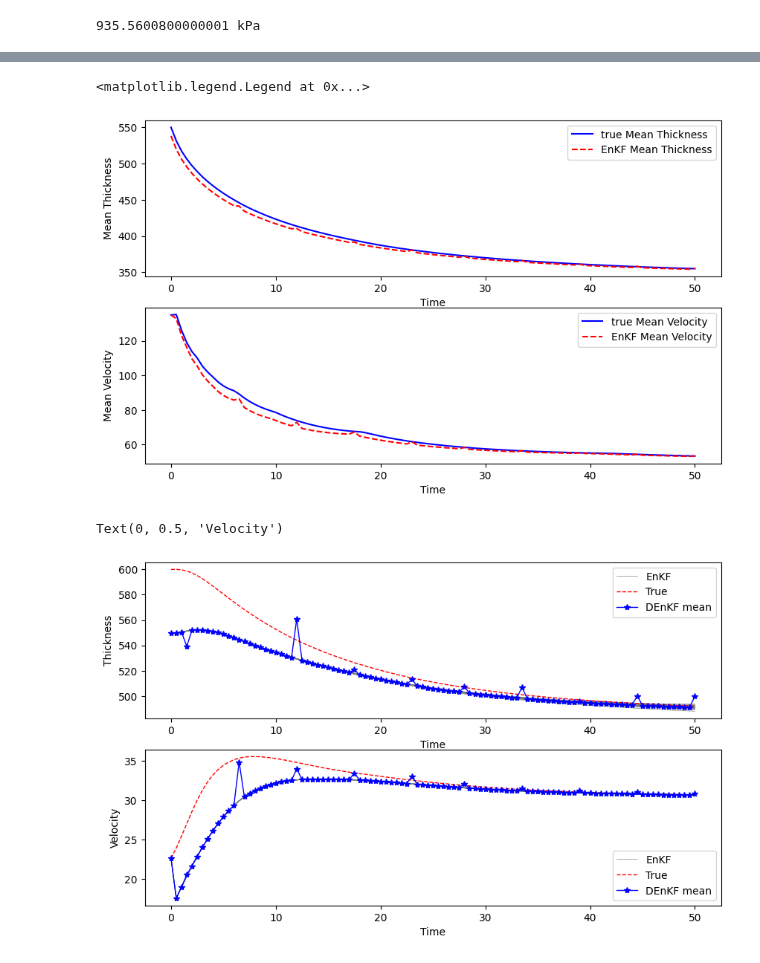
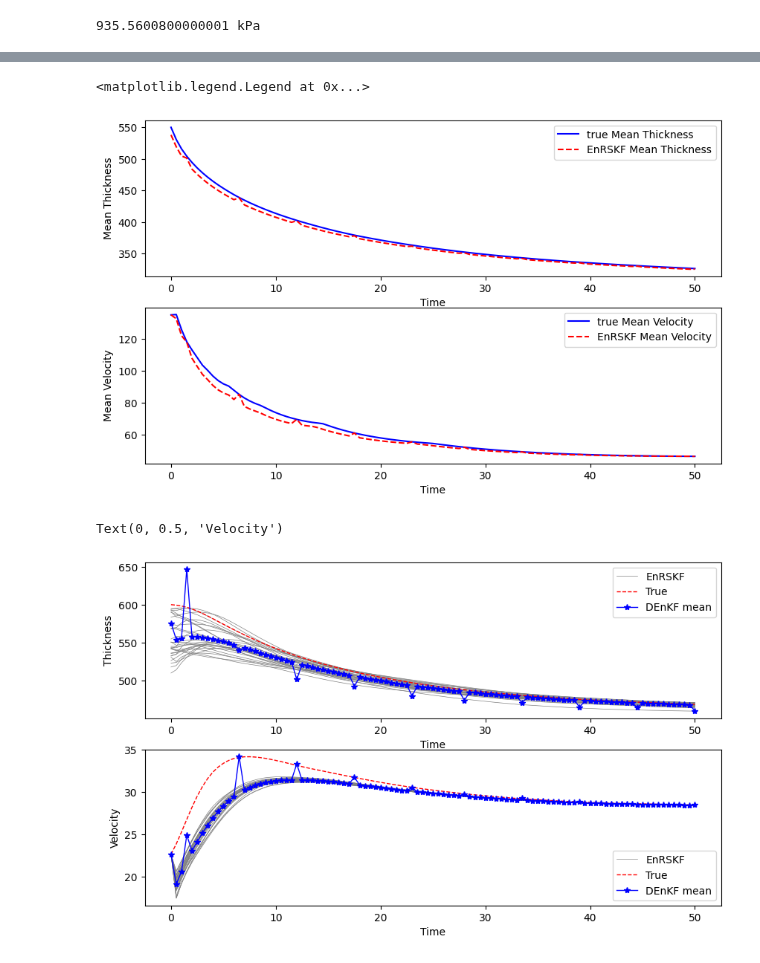
Before and after one commit to KYANJO/Data_assimilation_project, a Jupyter notebook: bin/synthetic_ice_stream_da.ipynb, the cells around one changed output, grey strips where cells are left out. Drawn from its saved outputs; the diff is of its cells as text; code cells hidden in the pictures.

```diff
--- a/bin/synthetic_ice_stream_da.ipynb
+++ b/bin/synthetic_ice_stream_da.ipynb
@@ -111,8 +112,11 @@ expr = -1e3*C*phi*sqrt(inner(u0, u0))**(1/m-1)*u0
 tau_b = firedrake.interpolate(expr, V)
 
 a_in = firedrake.Constant(1.7)
+a_in_p = firedrake.Constant(1.7+1.7*0.1)
 da = firedrake.Constant(-2.7)
-a  = firedrake.interpolate(a_in + da * x / Lx, Q)
+da_p = firedrake.Constant(-2.7 + -2.7*0.05)
+a  = firedrake.interpolate(a_in + da * x / Lx, Q)  # accumulation
+a_p = firedrake.interpolate(a_in_p + da_p * x / Lx, Q)  # accumulation nurged
 
 h = h0.copy(deepcopy=True)
 u = u0.copy(deepcopy=True)
@@ -153,7 +157,7 @@ params = {"nt": num_timesteps,
            "nd":nd, "sig_model":sig_model,
            "sig_obs":sig_obs, "sig_Q":sig_Q, "Nens":N,
            "m_obs":m_obs, "inflation_factor":inflation_factor,
-           "nt_m": m_obs,'dt_m':freq_obs, 'ind_m':ind_m, 't_m':t_m}
+           "nt_m": m_obs,"dt_m":freq_obs}
 # %%
 # --- true state ---
 sys.path.insert(0,'../src/models')
@@ -188,16 +192,31 @@ from icepack_model.run_icepack_da import initialize_ensemble
 kwargs["h_nurge_ic"] = 100
 kwargs["u_nurge_ic"] = 0
 kwargs["nurged_entries"] = 100
+kwargs["a"] = a_p # nurged accumulation
 statevec_bg, statevec_ens, statevec_ens_mean, statevec_ens_full = initialize_ensemble(statevec_bg, statevec_ens, statevec_ens_mean, statevec_ens_full, Cov_model, params,**kwargs)
 # %%
 # --- Run the model with Data Assimilation ---
 sys.path.insert(0,'../src/run_model_da')
 from run_models_da import run_model_with_filter
+import tools
 
 model_name   = "icepack"
 model_solver = solver_weertman
-filter_type  = "EnKF"  # EnKF, DEnKF, EnTKF, EnRSKF
-parallel_flag = "serial" # serial, multiprocessing, dask, ray, mpi; only serial is supported for now
+filter_type  = "EnRSKF"  # EnKF, DEnKF, EnTKF, EnRSKF
+parallel_flag = "serial" # serial, Multiprocessing, Dask, Ray, MPI; only serial is supported for now
+num_procs = 1
 
 da_args = [parallel_flag, params, Q_err, hu_obs, statevec_ens, statevec_bg, statevec_ens_mean, statevec_ens_full]
-statevec_ens_full, statevec_ens_mean, statevec_bg = run_model_with_filter(model_name, model_solver, filter_type, *da_args, **kwargs)
+
+if parallel_flag == "MPI":
+    python_script = "../src/run_model_da/run_models_da.py"
+    tools.run_with_mpi(python_script, num_procs, model_name, model_solver, filter_type, da_args, kwargs)
+
+    # load saved data
+    # filename = f"results/{model_name}.h5"
+    # with h5py.File(filename, "r") as f:
+    #     statevec_ens_full = f["statevec_ens_full"][:]
+    #     statevec_ens_mean = f["statevec_ens_mean"][:]
+    #     statevec_bg = f["statevec_bg"][:]
+else:
+    statevec_ens_full, statevec_ens_mean, statevec_bg = run_model_with_filter(model_name, model_solver, filter_type, *da_args, **kwargs)
@@ -337,7 +358,7 @@ ax[1].set_ylabel('Mean Velocity')
 ax[1].legend()
 # %% [output]
 <matplotlib.legend.Legend at 0x...>
-[figure, old version]
+[figure, new version]
 # %%
 fig, ax = plt.subplots(2,1, figsize=(10, 6))
 
@@ -358,32 +379,32 @@ ax[0].plot(t,h_ens_mean,'-*b',label='DEnKF mean',linewidth=1)
 # ax[0].plot(t[ind_m],hu_ob[1,:],'kx',label='Observations')
 ax[0].legend()
 ax[0].set_xlabel('Time')
 ax[0].set_ylabel('Thickness')
 
 # plot the u middle profile
 u_ob = utils_funs.Obs_fun(hu_obs[hdim:2*hdim,:])
 v_ob = utils_funs.Obs_fun(hu_obs[2*hdim:,:])
 uobs = np.sqrt(u_ob**2 + v_ob**2)
 u_indx = hdim + h_indx
 v_indx = 2*hdim + h_indx
 u_true = statevec_true[u_indx,:]
 v_true = statevec_true[v_indx,:]
 utrue = np.sqrt(u_true**2 + v_true**2)
 u_ens_mean = statevec_ens_mean[u_indx,:]
 v_ens_mean = statevec_ens_mean[v_indx,:]
 uens_mean = np.sqrt(u_ens_mean**2 + v_ens_mean**2)
 u_ens_mem  = statevec_ens_full[u_indx,:,:].T
 v_ens_mem  = statevec_ens_full[v_indx,:,:].T
 uens_mem = np.sqrt(u_ens_mem**2 + v_ens_mem**2)
 for ens in range(N):
     ax[1].plot(t,uens_mem[:,ens], lw=0.5, color='gray',label=f"{filter_type}" if ens == 0 else "")
 
 ax[1].plot(t,utrue,'--r',label='True',linewidth=1)
-ax[1].plot(t,uens_mean,'-*b',label='DEnKF mean',linewidth=1)
+ax[1].plot(t,uens_mean,'-*b',label=f"{filter_type}",linewidth=1)
 # ax[1].plot(t[ind_m],uobs[1,:],'kx',label='Observations')
 ax[1].legend()
 ax[1].set_xlabel('Time')
 ax[1].set_ylabel('Velocity')
 # %% [output]
 Text(0, 0.5, 'Velocity')
-[figure, old version]
+[figure, new version]
```
Also changed, not shown: parts of 5 cells of this notebook, 3 other files.
